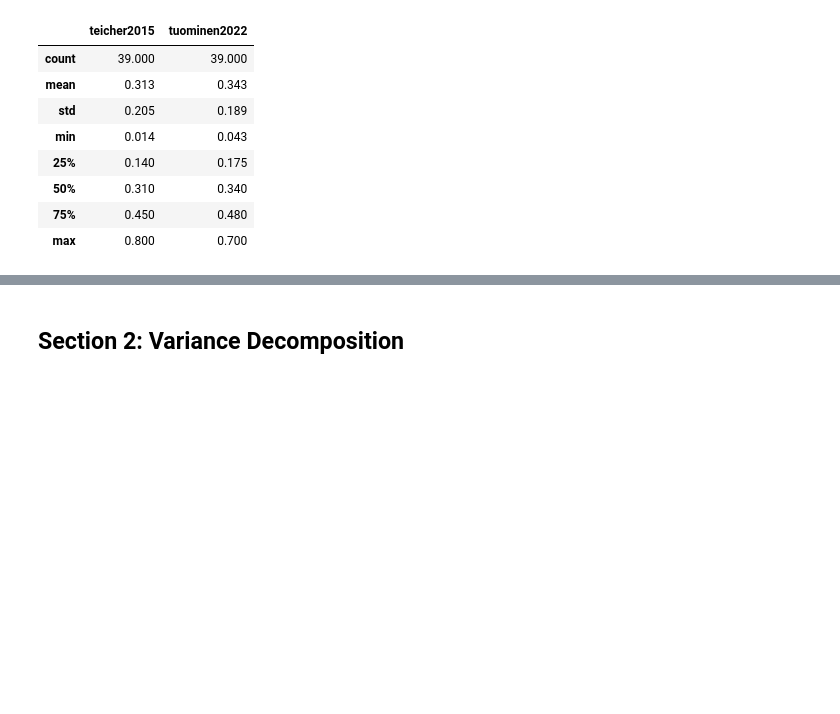
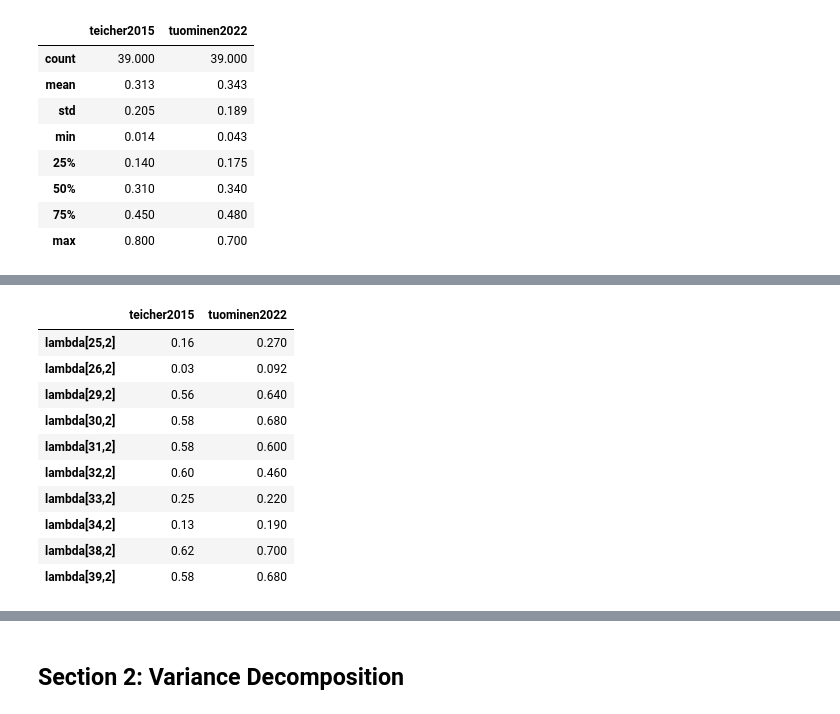
Before and after one commit to szorowi1/mace-irt, a Jupyter notebook: 03_CFA.ipynb, the cells around one changed output, grey strips where cells are left out. Saved outputs shown, nothing was run; the diff lists cells and outputs as text; code cells hidden in the pictures; blank space fills up the shorter version.

```diff
--- a/03_CFA.ipynb
+++ b/03_CFA.ipynb
@@ -212,0 +168,14 @@ summary.describe().round(3)
+# %%
+summary
+# %% [output]
+|  | teicher2015 | tuominen2022 |
+| lambda[25,2] | 0.16 | 0.270 |
+| lambda[26,2] | 0.03 | 0.092 |
+| lambda[29,2] | 0.56 | 0.640 |
+| lambda[30,2] | 0.58 | 0.680 |
+| lambda[31,2] | 0.58 | 0.600 |
+| lambda[32,2] | 0.60 | 0.460 |
+| lambda[33,2] | 0.25 | 0.220 |
+| lambda[34,2] | 0.13 | 0.190 |
+| lambda[38,2] | 0.62 | 0.700 |
+| lambda[39,2] | 0.58 | 0.680 |
```
Also changed, not shown: parts of 13 cells of this notebook, 6 other files.
